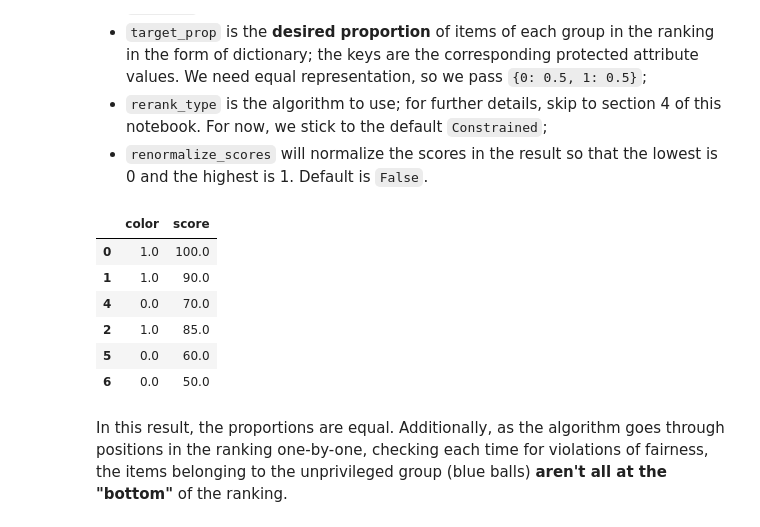
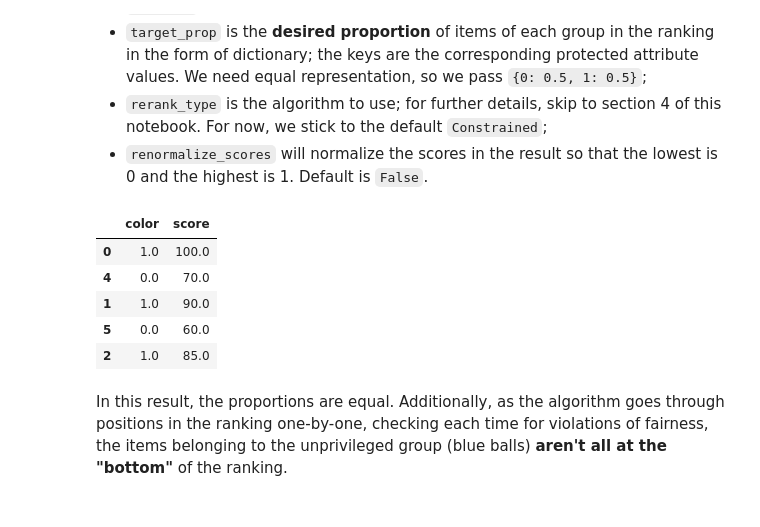
Before and after one commit to Trusted-AI/AIF360, a Jupyter notebook: examples/demo_deterministic_reranking.ipynb, the cells around one changed output. Drawn from its saved outputs; the diff is of its cells as text; code cells hidden in the pictures.

```diff
--- a/examples/demo_deterministic_reranking.ipynb
+++ b/examples/demo_deterministic_reranking.ipynb
@@ -71,16 +71,15 @@ Use the `fit_predict` method to get the ranking. The arguments are:
 - `rerank_type` is the algorithm to use; for further details, skip to section 4 of this notebook. For now, we stick to the default `Constrained`;
 - `renormalize_scores` will normalize the scores in the result so that the lowest is 0 and the highest is 1. Default is `False`.
 # %%
-fair_rank = dr.fit_predict(dataset=balls_ds, rec_size=5, target_prop={0: 0.5, 1: 0.5})
+fair_rank = dr.fit_predict(dataset=balls_ds, rec_size=5, target_prop=[0.5, 0.5], rerank_type='Conservative')
 fair_rank.convert_to_dataframe()[0]
 # %% [output]
 |  | color | score |
 | 0 | 1.0 | 100.0 |
+| 4 | 0.0 | 70.0 |
 | 1 | 1.0 | 90.0 |
-| 4 | 0.0 | 70.0 |
+| 5 | 0.0 | 60.0 |
 | 2 | 1.0 | 85.0 |
-| 5 | 0.0 | 60.0 |
-| 6 | 0.0 | 50.0 |
 # %% [markdown]
 In this result, the proportions are equal. Additionally, as the algorithm goes through positions in the ranking one-by-one, checking each time for violations of fairness, the items belonging to the unprivileged group (blue balls) **aren't all at the "bottom"** of the ranking.
 # %% [markdown]
```
Also changed, not shown: parts of 1 cell of this notebook, 1 other file.
